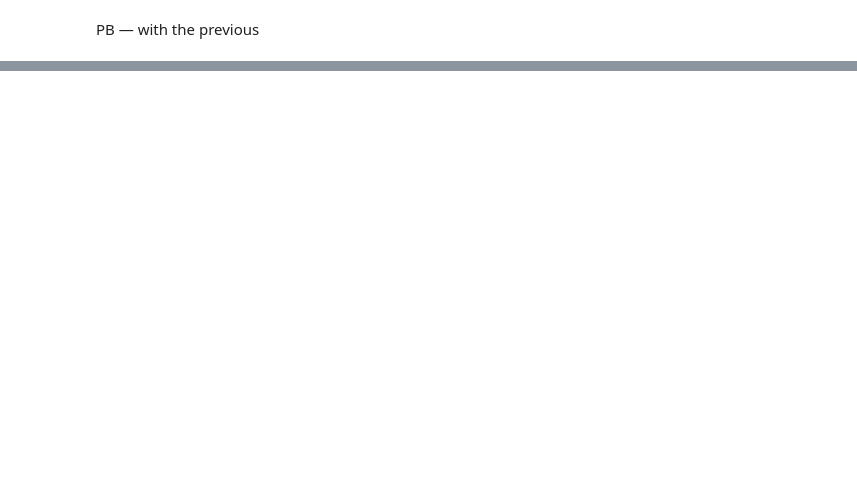
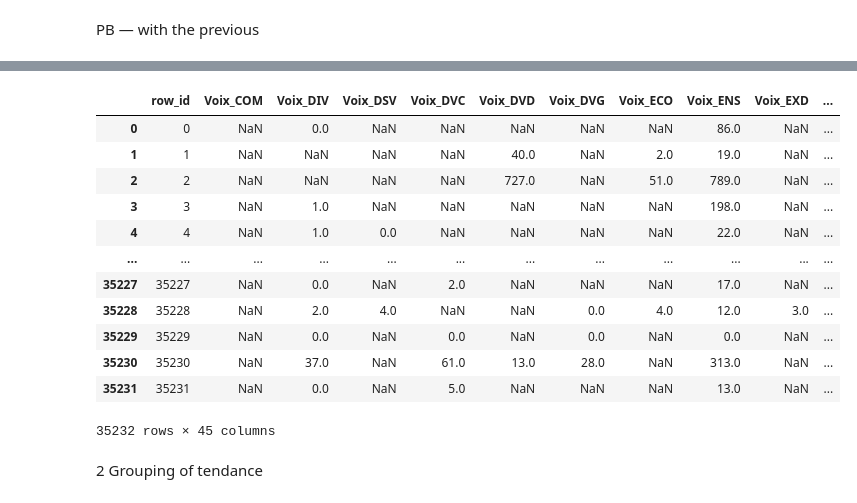
Before and after one commit to artmanceau/electera, a Jupyter notebook: notebooks/experiments/sanity_checks.ipynb, the cells around one changed output, grey strips where cells are left out. Drawn from its saved outputs; the diff is of its cells as text; code cells hidden in the pictures; blank space fills up the shorter version.

```diff
--- a/notebooks/experiments/sanity_checks.ipynb
+++ b/notebooks/experiments/sanity_checks.ipynb
@@ -434,0 +298,43 @@ dtype: float64
+# %%
+import pandas as pd
+import numpy as np
+
+# Suppose df is your DataFrame
+
+# Find the number of candidates (N)
+N = 204
+
+# Build the long format DataFrame for each row
+voix_cols = [f'Voix {i}' for i in range(1, N+1)]
+nuance_cols = [f'Nuance candidat {i}' for i in range(1, N+1)]
+pvoix_cols = [f'% Voix/exprimés {i}' for i in range(1, N+1)]
+
+records = []
+for idx, row in Y.iterrows():
+    for i in range(1, N+1):
+        nuance = row.get(f'Nuance candidat {i}', None)
+        voix = row.get(f'Voix {i}', None)
+        pvoix = row.get(f'% Voix/exprimés {i}', None)
+        if pd.notna(nuance) and nuance != '':
+            # Clean voix and pvoix
+            try:
+                voix = float(str(voix).replace(',', '.'))
+            except:
+                voix = np.nan
+            try:
+                pvoix = float(str(pvoix).replace(',', '.').replace('%', ''))
+            except:
+                pvoix = np.nan
+            records.append({'row_id': idx, 'Nuance': nuance, 'Voix': voix, 'PVoix': pvoix})
+
+df_long = pd.DataFrame(records)
+
+# Group by row and Nuance
+summary = df_long.groupby(['row_id', 'Nuance'], dropna=False).agg({'Voix': 'sum', 'PVoix': 'sum'}).reset_index()
+
+# (Optional) Pivot to wide format if you want one row per polling station
+summary_wide = summary.pivot(index='row_id', columns='Nuance', values=['Voix', 'PVoix'])
+
+# To flatten the columns (optional)
+summary_wide.columns = [f"{stat}_{nuance}" for stat, nuance in summary_wide.columns]
+summary_wide = summary_wide.reset_index()
@@ -434,0 +357,18 @@ dtype: float64
+# %%
+summary_wide
+# %% [output]
+|  | row_id | Voix_COM | Voix_DIV | Voix_DSV | Voix_DVC | Voix_DVD | Voix_DVG | Voix_ECO | Voix_ENS | Voix_EXD | ... |
+| 0 | 0 | NaN | 0.0 | NaN | NaN | NaN | NaN | NaN | 86.0 | NaN | ... |
+| 1 | 1 | NaN | NaN | NaN | NaN | 40.0 | NaN | 2.0 | 19.0 | NaN | ... |
+| 2 | 2 | NaN | NaN | NaN | NaN | 727.0 | NaN | 51.0 | 789.0 | NaN | ... |
+| 3 | 3 | NaN | 1.0 | NaN | NaN | NaN | NaN | NaN | 198.0 | NaN | ... |
+| 4 | 4 | NaN | 1.0 | 0.0 | NaN | NaN | NaN | NaN | 22.0 | NaN | ... |
+| ... | ... | ... | ... | ... | ... | ... | ... | ... | ... | ... | ... |
+| 35227 | 35227 | NaN | 0.0 | NaN | 2.0 | NaN | NaN | NaN | 17.0 | NaN | ... |
+| 35228 | 35228 | NaN | 2.0 | 4.0 | NaN | NaN | 0.0 | 4.0 | 12.0 | 3.0 | ... |
+| 35229 | 35229 | NaN | 0.0 | NaN | 0.0 | NaN | 0.0 | NaN | 0.0 | NaN | ... |
+| 35230 | 35230 | NaN | 37.0 | NaN | 61.0 | 13.0 | 28.0 | NaN | 313.0 | NaN | ... |
+| 35231 | 35231 | NaN | 0.0 | NaN | 5.0 | NaN | NaN | NaN | 13.0 | NaN | ... |
+35232 rows × 45 columns
+# %% [markdown]
+2 Grouping of tendance
```
Also changed, not shown: parts of 46 cells of this notebook, 1 other file.
